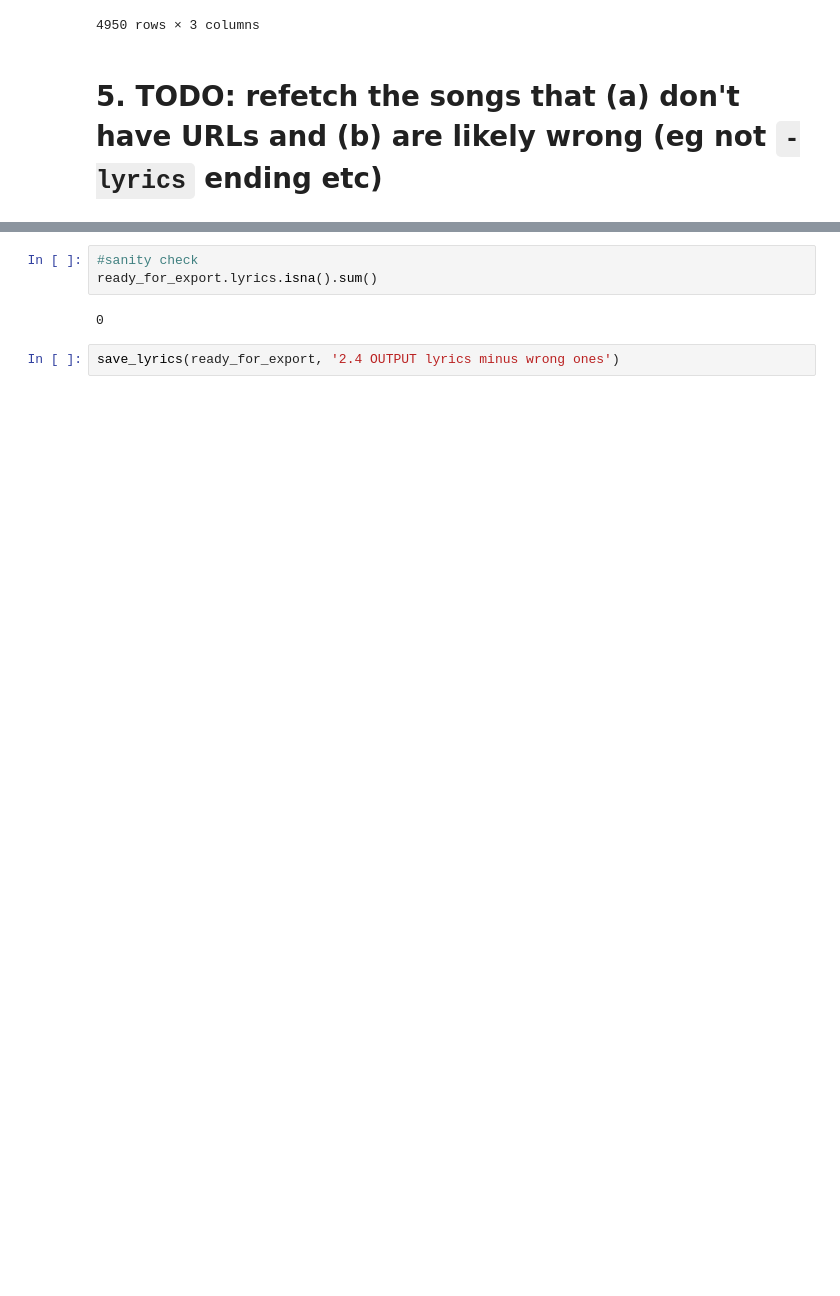
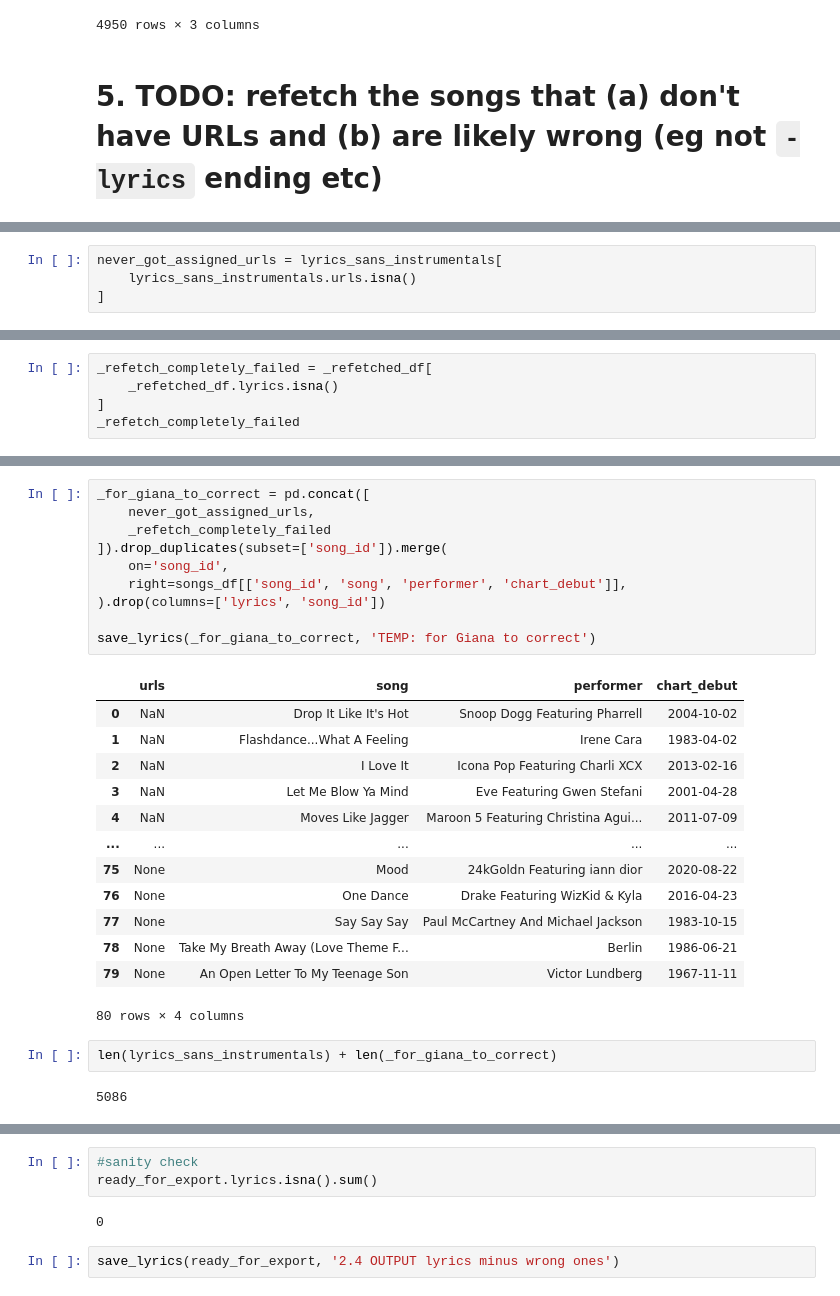
Before and after one commit to davidnmora/billboard-lyric-exploration, a Jupyter notebook: 2.4 SUB WORK even more correcting mistakes, sigh....ipynb, the cells around one changed output, grey strips where cells are left out. Saved outputs shown, nothing was run; the diff lists cells and outputs as text; blank space fills up the shorter version.

Commit message:
Add Giana export for manual help

```diff
--- a/2.4 SUB WORK even more correcting mistakes, sigh....ipynb
+++ b/2.4 SUB WORK even more correcting mistakes, sigh....ipynb
@@ -453,0 +472,4 @@ ready_for_export
+# %%
+never_got_assigned_urls = lyrics_sans_instrumentals[
+    lyrics_sans_instrumentals.urls.isna()
+]
@@ -453,0 +478,5 @@ ready_for_export
+# %%
+_refetch_completely_failed = _refetched_df[
+    _refetched_df.lyrics.isna()
+]
+_refetch_completely_failed
@@ -453,0 +514,28 @@ ready_for_export
+# %%
+_for_giana_to_correct = pd.concat([
+    never_got_assigned_urls,
+    _refetch_completely_failed
+]).drop_duplicates(subset=['song_id']).merge(
+    on='song_id',
+    right=songs_df[['song_id', 'song', 'performer', 'chart_debut']],
+).drop(columns=['lyrics', 'song_id'])
+
+save_lyrics(_for_giana_to_correct, 'TEMP: for Giana to correct')
+# %% [output]
+|  | urls | song | performer | chart_debut |
+| 0 | NaN | Drop It Like It's Hot | Snoop Dogg Featuring Pharrell | 2004-10-02 |
+| 1 | NaN | Flashdance...What A Feeling | Irene Cara | 1983-04-02 |
+| 2 | NaN | I Love It | Icona Pop Featuring Charli XCX | 2013-02-16 |
+| 3 | NaN | Let Me Blow Ya Mind | Eve Featuring Gwen Stefani | 2001-04-28 |
+| 4 | NaN | Moves Like Jagger | Maroon 5 Featuring Christina Agui... | 2011-07-09 |
+| ... | ... | ... | ... | ... |
+| 75 | None | Mood | 24kGoldn Featuring iann dior | 2020-08-22 |
+| 76 | None | One Dance | Drake Featuring WizKid & Kyla | 2016-04-23 |
+| 77 | None | Say Say Say | Paul McCartney And Michael Jackson | 1983-10-15 |
+| 78 | None | Take My Breath Away (Love Theme F... | Berlin | 1986-06-21 |
+| 79 | None | An Open Letter To My Teenage Son | Victor Lundberg | 1967-11-11 |
+80 rows × 4 columns
+# %%
+len(lyrics_sans_instrumentals) + len(_for_giana_to_correct)
+# %% [output]
+5086
```
Also changed, not shown: parts of 9 cells of this notebook, 1 other file.
